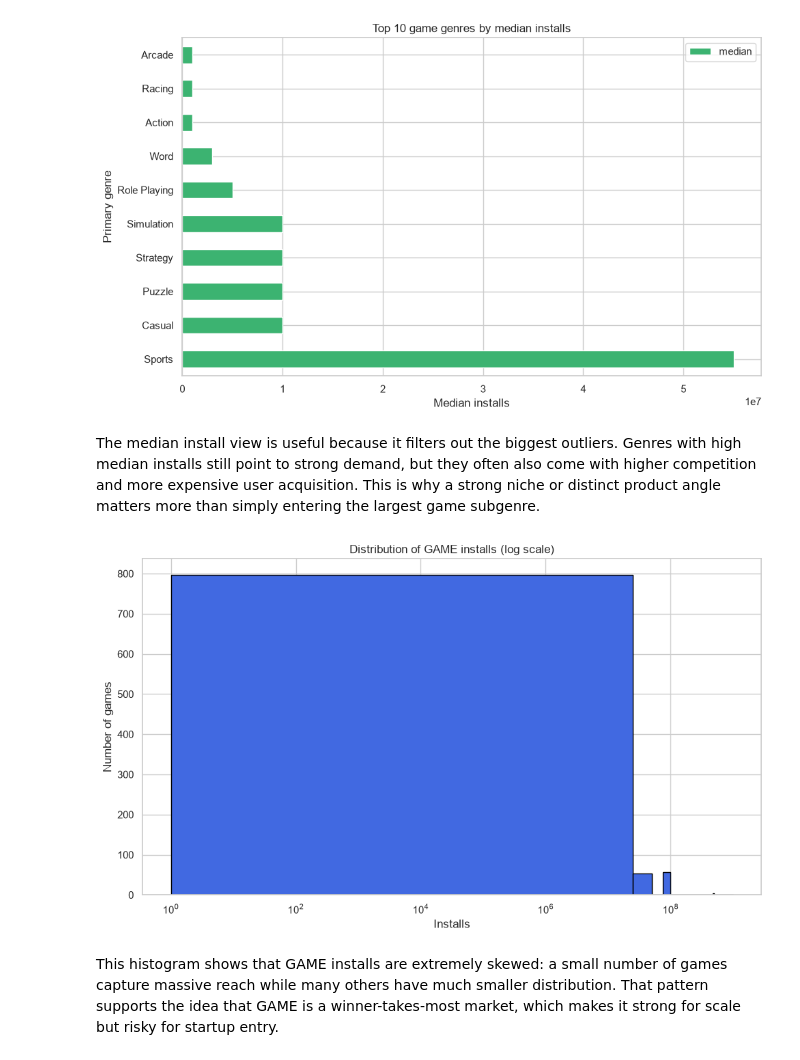
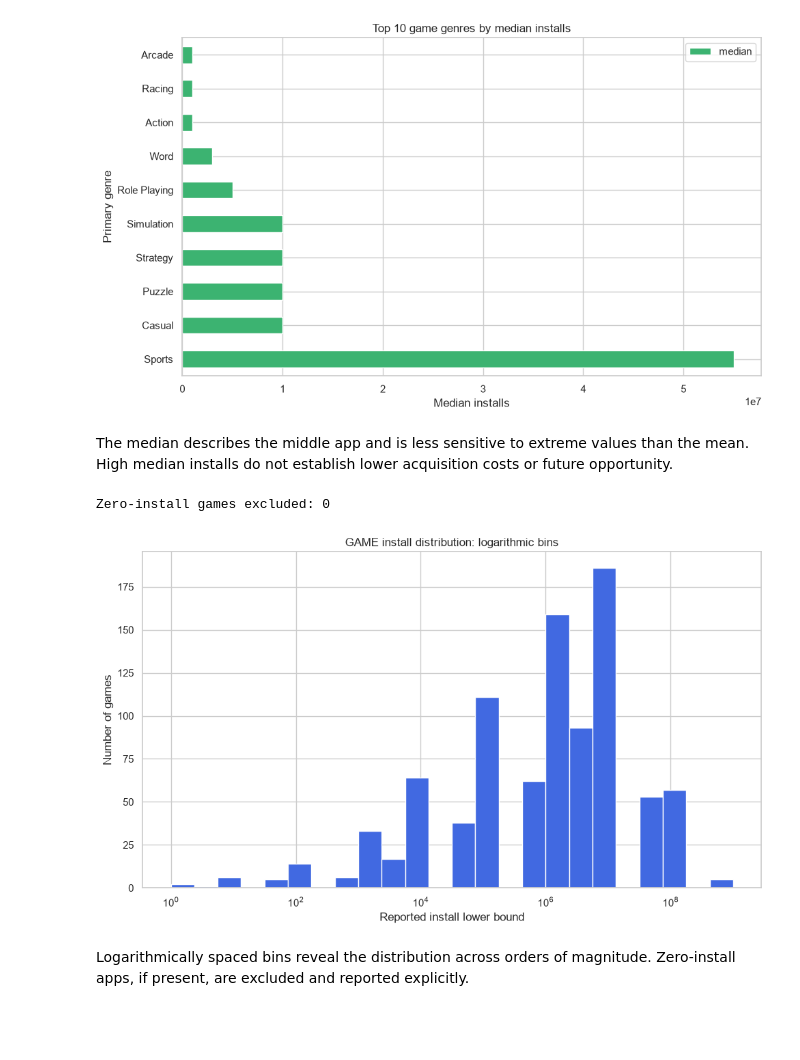
Before and after one commit to cathuyson2010/App_marketplace_analysis, a Jupyter notebook: notebooks/GAME.ipynb, the cells around one changed output. Drawn from its saved outputs; the diff is of its cells as text; code cells hidden in the pictures; blank space fills up the shorter version.

```diff
--- a/notebooks/GAME.ipynb
+++ b/notebooks/GAME.ipynb
@@ -5,16 +5,19 @@ This notebook focuses on the GAME category and evaluates whether it is a good st
 # %%
+from pathlib import Path
+PROJECT_ROOT = next(p for p in [Path.cwd(), *Path.cwd().parents] if (p / "data/googleplaystore.csv").exists())
+(PROJECT_ROOT / "assets").mkdir(exist_ok=True)
 import pandas as pd
 import matplotlib.pyplot as plt
 import seaborn as sns
 
 sns.set(style="whitegrid")
 
-df = pd.read_csv("../data/googleplaystore_cleaned.csv")
-game_df = df[df["Category"] == "GAME"].copy()
+df = pd.read_csv(PROJECT_ROOT / "data/googleplaystore_cleaned.csv")
+game_df = df[df["category"] == "GAME"].copy()
 
-game_df["Price"] = game_df["Price"].astype(str).str.replace("$", "", regex=False)
-game_df["Price"] = pd.to_numeric(game_df["Price"], errors="coerce").fillna(0)
+game_df["price"] = game_df["price"].astype(str).str.replace("$", "", regex=False)
+game_df["price"] = pd.to_numeric(game_df["price"], errors="coerce").fillna(0)
 
-game_df["Primary_Genre"] = game_df["Genres"].str.split(";").str[0]
+game_df["Primary_Genre"] = game_df["genres"].str.split(";").str[0]
 print(game_df.head())
 # %% [output]
@@ -102,20 +105,24 @@ plt.show()
 # %% [output]
 [figure]
 # %% [markdown]
-The median install view is useful because it filters out the biggest outliers. Genres with high median installs still point to strong demand, but they often also come with higher competition and more expensive user acquisition. This is why a strong niche or distinct product angle matters more than simply entering the largest game subgenre.
+The median describes the middle app and is less sensitive to extreme values than the mean. High median installs do not establish lower acquisition costs or future opportunity.
 # %%
-# Distribution of GAME installs using a log scale to reveal skewness
+import numpy as np
+positive = game_df.loc[game_df["installs"] > 0, "installs"]
+print("Zero-install games excluded:", int((game_df["installs"] == 0).sum()))
+bins = np.logspace(np.log10(positive.min()), np.log10(positive.max()), 25)
 plt.figure(figsize=(10, 6))
-plt.hist(game_df["Installs"], bins=40, edgecolor="black", color="royalblue")
+plt.hist(positive, bins=bins, edgecolor="white", color="royalblue")
 plt.xscale("log")
-plt.title("Distribution of GAME installs (log scale)")
-plt.xlabel("Installs")
+plt.title("GAME install distribution: logarithmic bins")
+plt.xlabel("Reported install lower bound")
 plt.ylabel("Number of games")
-plt.savefig("../assets/game_install_distribution_log_scale.png", dpi=200, bbox_inches="tight")
 plt.tight_layout()
+plt.savefig(PROJECT_ROOT / "assets/game_install_distribution_log_scale.png", dpi=200)
 plt.show()
 # %% [output]
+Zero-install games excluded: 0
-[figure, old version]
+[figure, new version]
 # %% [markdown]
-This histogram shows that GAME installs are extremely skewed: a small number of games capture massive reach while many others have much smaller distribution. That pattern supports the idea that GAME is a winner-takes-most market, which makes it strong for scale but risky for startup entry.
+Logarithmically spaced bins reveal the distribution across orders of magnitude. Zero-install apps, if present, are excluded and reported explicitly.
 # %% [markdown]
```
Also changed, not shown: parts of 7 cells of this notebook, 17 other files.
